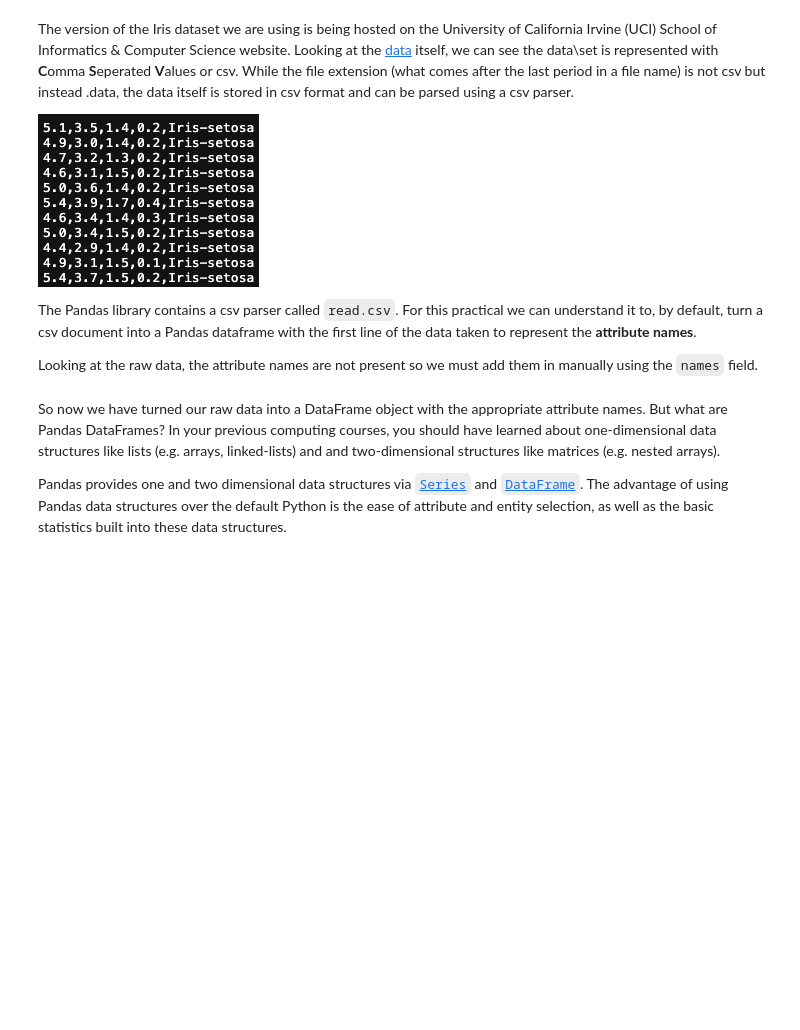
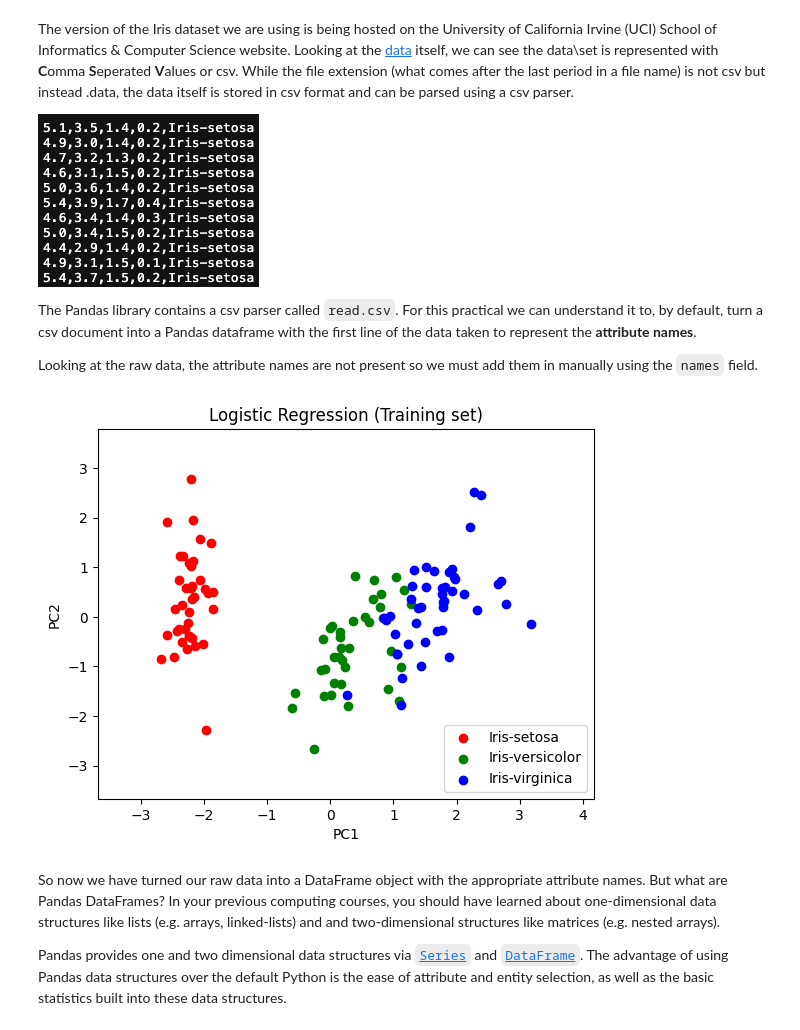
Before and after one commit to OscarIsorez/ComputerVision, a Jupyter notebook: CSC3831_Part_I/Practical_I/CSC3831_Partical_I.ipynb, the cells around one changed output. Saved outputs shown, nothing was run; the diff lists cells and outputs as text; code cells hidden in the pictures; blank space fills up the shorter version.

```diff
--- a/CSC3831_Part_I/Practical_I/CSC3831_Partical_I.ipynb
+++ b/CSC3831_Part_I/Practical_I/CSC3831_Partical_I.ipynb
@@ -42,3 +36,72 @@ iris = pd.read_csv(iris_url, names = col_names)
+# %%
+# Loading Iris Dataset
+iris_url = "http://archive.ics.uci.edu/ml/machine-learning-databases/iris/iris.data"
+col_names = ['Sepal_Length','Sepal_Width','Petal_Length','Petal_Width','Class']
+iris = pd.read_csv(iris_url, names = col_names)
+iris
+
+
+x = iris.drop('Class', axis=1)
+y = iris['Class']
+
+# Splitting the dataset into the Training set and Test set
+from sklearn.model_selection import train_test_split
+x_train, x_test, y_train, y_test = train_test_split(x, y, test_size = 0.2, random_state = 0)
+
+# Feature Scaling
+from sklearn.preprocessing import StandardScaler
+sc = StandardScaler()
+x_train = sc.fit_transform(x_train)
+x_test = sc.transform(x_test)
+
+# Applying PCA
+from sklearn.decomposition import PCA
+pca = PCA(n_components = 2)
+x_train = pca.fit_transform(x_train)
+x_test = pca.transform(x_test)
+
+# Fitting Logistic Regression to the Training set
+from sklearn.linear_model import LogisticRegression
+classifier = LogisticRegression(random_state = 0)
+classifier.fit(x_train, y_train)
+
+# Predicting the Test set results
+y_pred = classifier.predict(x_test)
+
+# Printing the Confusion Matrix
+from sklearn.metrics import confusion_matrix
+cm = confusion_matrix(y_test, y_pred)
+
+# Visualising the Training set results
+from matplotlib.colors import ListedColormap
+import numpy as np
+import matplotlib.pyplot as plt
+
+x_set, y_set = x_train, y_train
+x1, x2 = np.meshgrid(np.arange(start = x_set[:, 0].min() - 1, stop = x_set[:, 0].max() + 1, step = 0.01),
+                     np.arange(start = x_set[:, 1].min() - 1, stop = x_set[:, 1].max() + 1, step = 0.01))
+
+# Ensure the data is of type float
+x1, x2 = x1.astype(float), x2.astype(float)
+
+
+plt.xlim(x1.min(), x1.max())
+plt.ylim(x2.min(), x2.max())
+
+for i, j in enumerate(np.unique(y_set)):
+    plt.scatter(x_set[y_set == j, 0], x_set[y_set == j, 1],
+                c = ListedColormap(('red', 'green', 'blue'))(i), label = j)
+
+plt.title('Logistic Regression (Training set)')
+plt.xlabel('PC1')
+plt.ylabel('PC2')
+plt.legend()
+plt.show()
+
+
+#
+# %% [output]
+[figure, added]
 # %% [markdown]
 
 So now we have turned our raw data into a DataFrame object with the appropriate attribute names. But what are Pandas DataFrames? In your previous computing courses, you should have learned about one-dimensional data structures like lists (e.g. arrays, linked-lists) and and two-dimensional structures like matrices (e.g. nested arrays).
```
Also changed, not shown: parts of 10 cells of this notebook, 2 other files.
